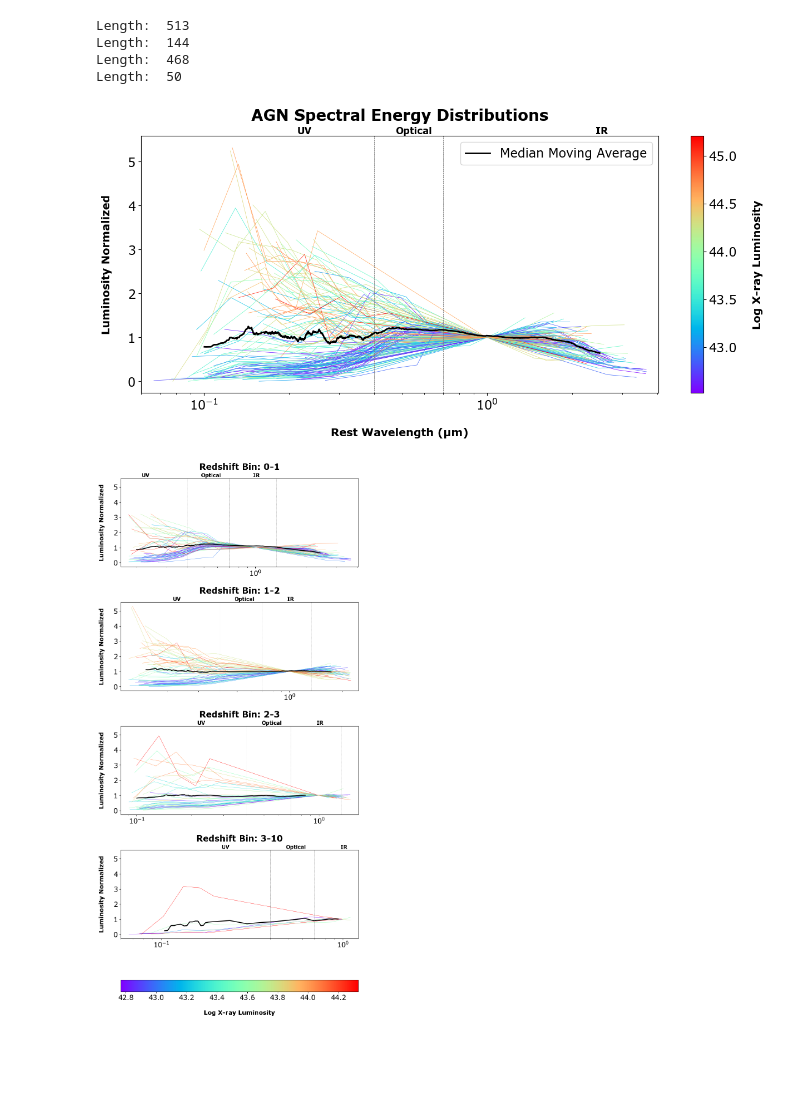
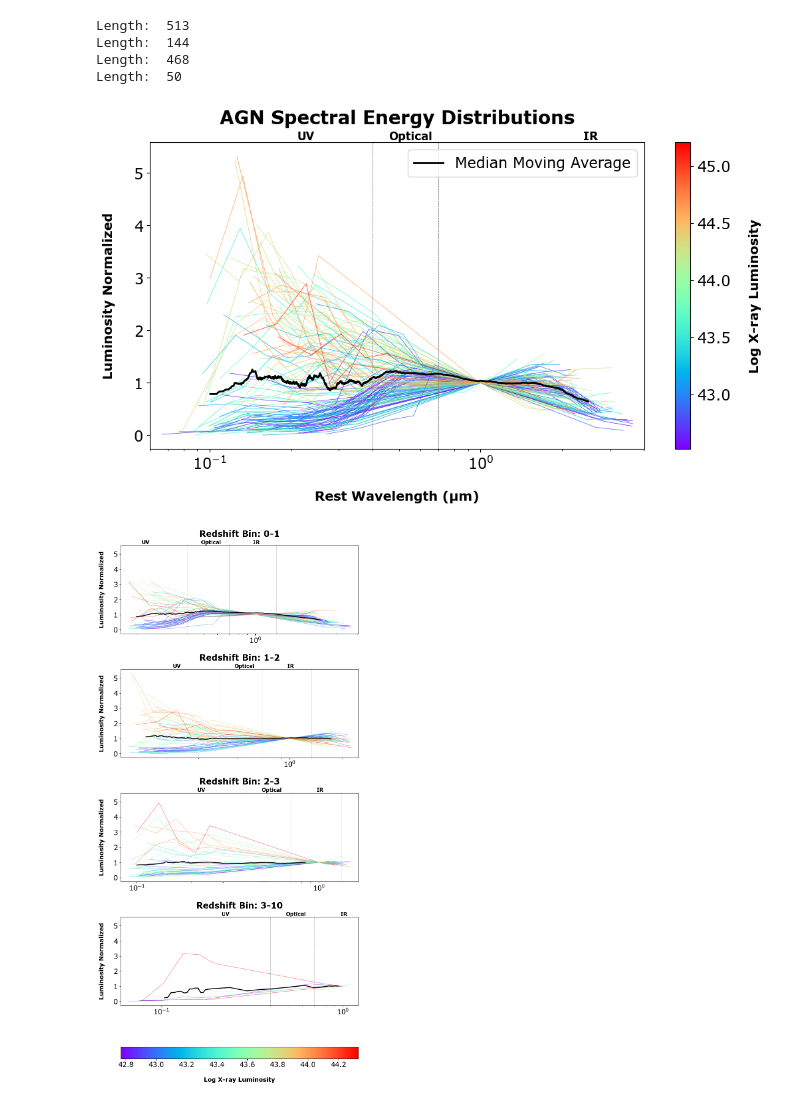
Before and after one commit to trevin-lee/h20-xray-catalog-matching, a Jupyter notebook: src/agn_analysis.ipynb, the cells around one changed output. Cells and saved outputs as stored; diff of their text form; code cells hidden in the pictures; blank space fills up the shorter version.

Commit message:
Update notebook paths and execution counts; remove unused notebooks

```diff
--- a/src/agn_analysis.ipynb
+++ b/src/agn_analysis.ipynb
@@ -23,10 +23,10 @@ from sed_utils import SEDUtils
 # %%
 pd.set_option('display.max_columns', None)
 pd.set_option('display.max_rows', None)
-config = ConfigLoader("/Users/admin/Documents/GitHub/matched-catalog-analysis/src/configs/config.yaml")
+config = ConfigLoader("/Users/trevin/Documents/Git/h20_xray_catalog_matching/src/configs/config.yaml")
 sed = SEDUtils
 
-data_output_path = "/Users/admin/Documents/GitHub/Matched-Catalog-Analysis/src/data_final"
+data_output_path = "/Users/trevin/Documents/Git/h20_xray_catalog_matching/src/data/result"
 
 plt.rcParams['font.family'] = 'sans-serif'
 plt.rcParams['font.sans-serif'] = ['Verdana']
@@ -682,7 +684,7 @@ cmap = plt.get_cmap('rainbow')
 norm = plt.Normalize(min(xray_luminosities), max(xray_luminosities))
 colors = cmap(norm(xray_luminosities))
 
-plt.figure(figsize=(15, 6))
+plt.figure(figsize=(12, 6))
 for i in range(len(wavelengths)):
     plt.plot(wavelengths[i], norm_luminosities[i], color=colors[i])
 
@@ -697,35 +699,35 @@ bands = [
     ('IR', 0.7, max_wavelength * 1.2),
 ]
 for label, start, end in bands:
     plt.axvline(x=start, color='gray', linestyle='--', linewidth=0.5)
     plt.axvline(x=end, color='gray', linestyle='--', linewidth=0.5)
     y_pos = plt.ylim()[1]
     plt.text((start + end) / 2, y_pos, label, ha='center', va='bottom', fontsize=12, fontweight='bold')
 
 
 # Median line
 smoothed_wavelengths, smoothed_median_luminosities = calculate_median_line(combined_agn_norm_sed_dicts, window_size=100)
 x_min, x_max = 0.1, 10  # Example limits, adjust as needed
 mask = (smoothed_wavelengths >= x_min) & (smoothed_wavelengths <= x_max)
 filtered_wavelengths = smoothed_wavelengths[mask]
 filtered_median_luminosities = smoothed_median_luminosities[mask]
 plt.plot(filtered_wavelengths, filtered_median_luminosities, color='black', linewidth=2, label='Median Moving Average')
 
 # Plot
 plt.xlabel('Rest Wavelength (μm)')
 plt.ylabel('Luminosity Normalized')
 plt.title('AGN Spectral Energy Distributions')
 plt.xscale('log')
 
 sm = plt.cm.ScalarMappable(cmap=cmap, norm=norm)
 sm.set_array([])
 cbar = plt.colorbar(sm, label='Log X-ray Luminosity', ax=plt.gca())
 
 plt.legend()
-plt.savefig(images/agn_seds_no_xray.png')
+plt.savefig('images/agn_seds_no_xray.png')
 plt.show()
 # %% [output]
-[figure, old version]
+[figure, new version]
 # %%
 
 redshift_bins = [0, 1, 2, 3, 10]
```
Also changed, not shown: parts of 11 cells of this notebook, 28 other files.
